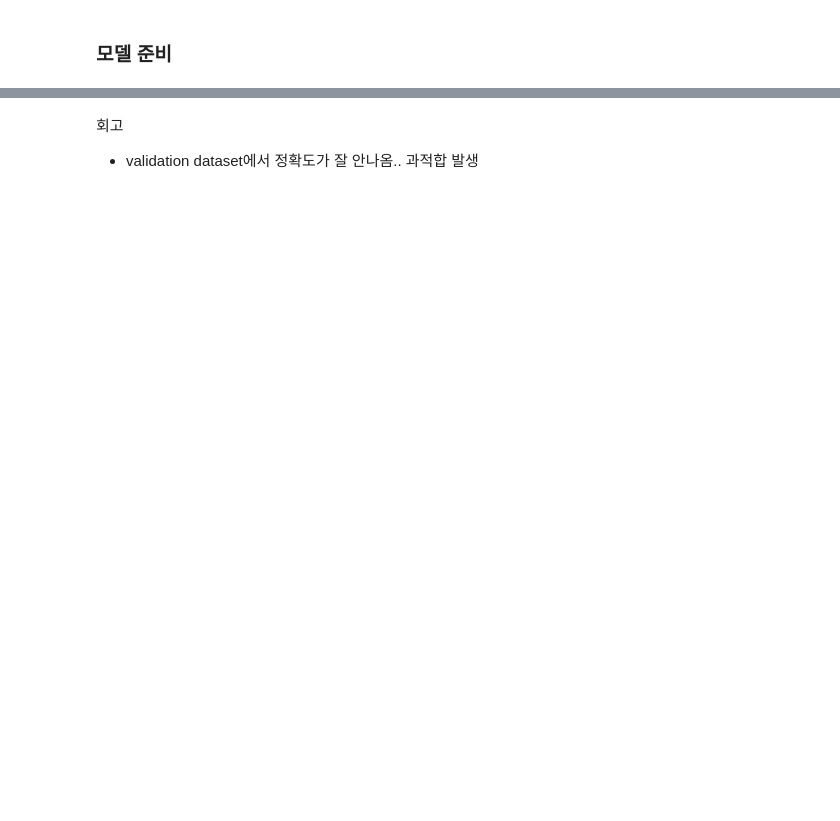
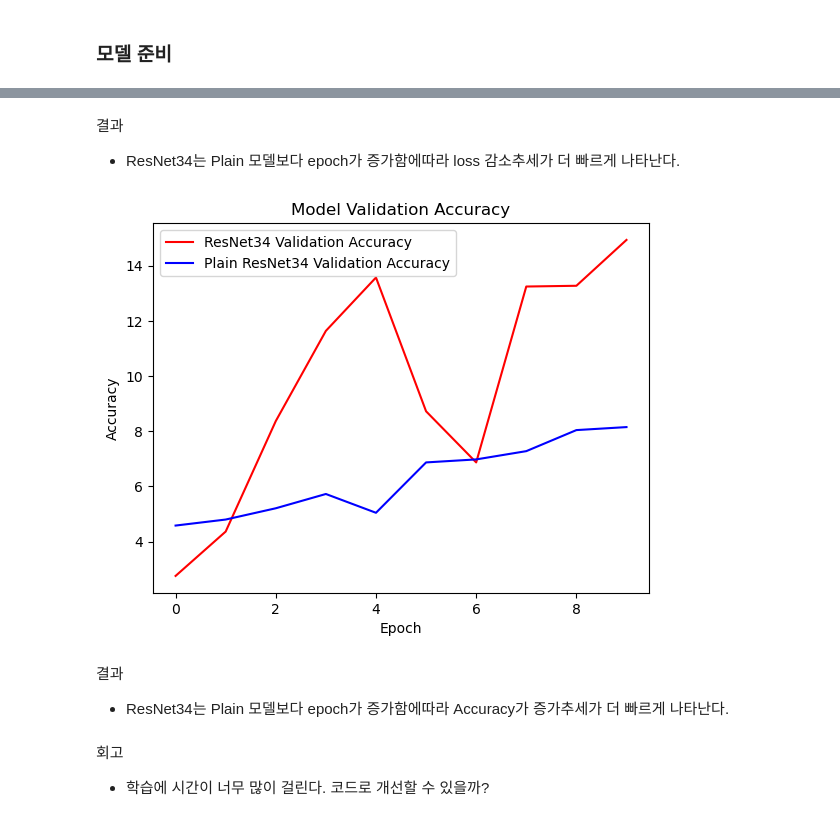
Before and after one commit to zhengyin3216/AIFFEL_quest_rs, a Jupyter notebook: Exploration/Ex03/Ex03.ipynb, the cells around one changed output, grey strips where cells are left out. Drawn from its saved outputs; the diff is of its cells as text; code cells hidden in the pictures; blank space fills up the shorter version.

```diff
--- a/Exploration/Ex03/Ex03.ipynb
+++ b/Exploration/Ex03/Ex03.ipynb
@@ -1583,12 +1428,21 @@ plt.show()
+# %% [markdown]
+결과
+-  ResNet34는 Plain 모델보다 epoch가 증가함에따라 loss 감소추세가 더 빠르게 나타난다.
 # %%
-plt.plot(vgg_16_val_accuracy, 'r', label=f"{model_1} Validation Accuracy")
-plt.plot(vgg_19_val_accuracy, 'b', label=f"{model_2} Validation Accuracy")
+# accuracy 시각화
+plt.plot(resnet_model_val_accuracy, 'r', label="ResNet34 Validation Accuracy")
+plt.plot(plain_model_val_accuracy, 'b', label="Plain ResNet34 Validation Accuracy")
 
 plt.title('Model Validation Accuracy')
 plt.ylabel('Accuracy')
 plt.xlabel('Epoch')
 plt.legend(loc='upper left')
 plt.show()
+# %% [output]
+[figure, added]
 # %% [markdown]
-회고
--  validation dataset에서 정확도가 잘 안나옴.. 과적합 발생
+결과
+-  ResNet34는 Plain 모델보다 epoch가 증가함에따라 Accuracy가 증가추세가 더 빠르게 나타난다.
+# %% [markdown]
+회고
+-  학습에 시간이 너무 많이 걸린다. 코드로 개선할 수 있을까?
```
Also changed, not shown: parts of 37 cells of this notebook.
